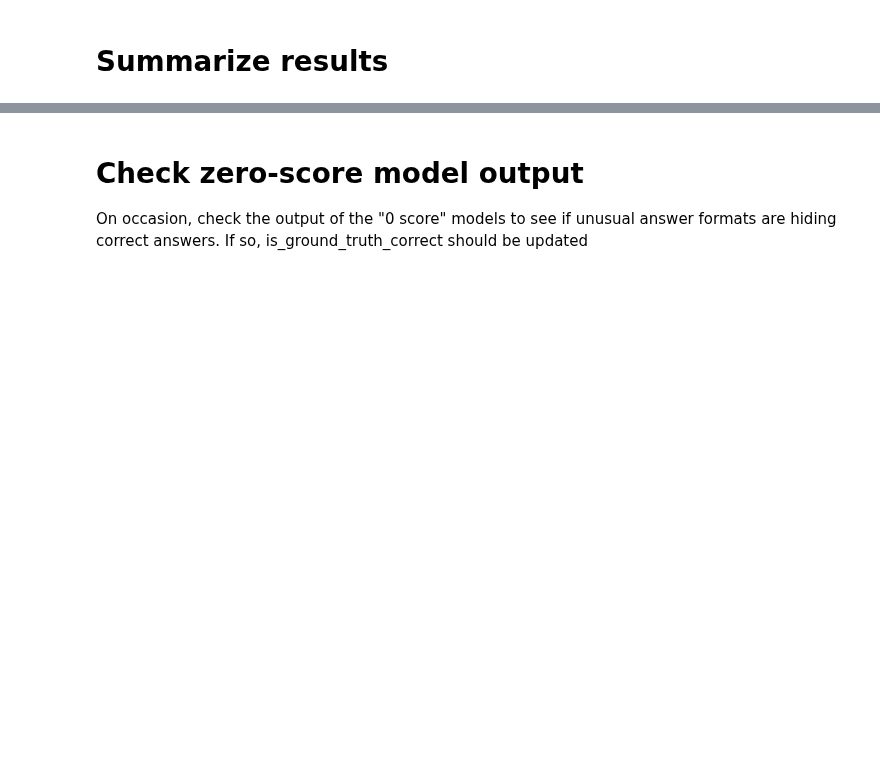
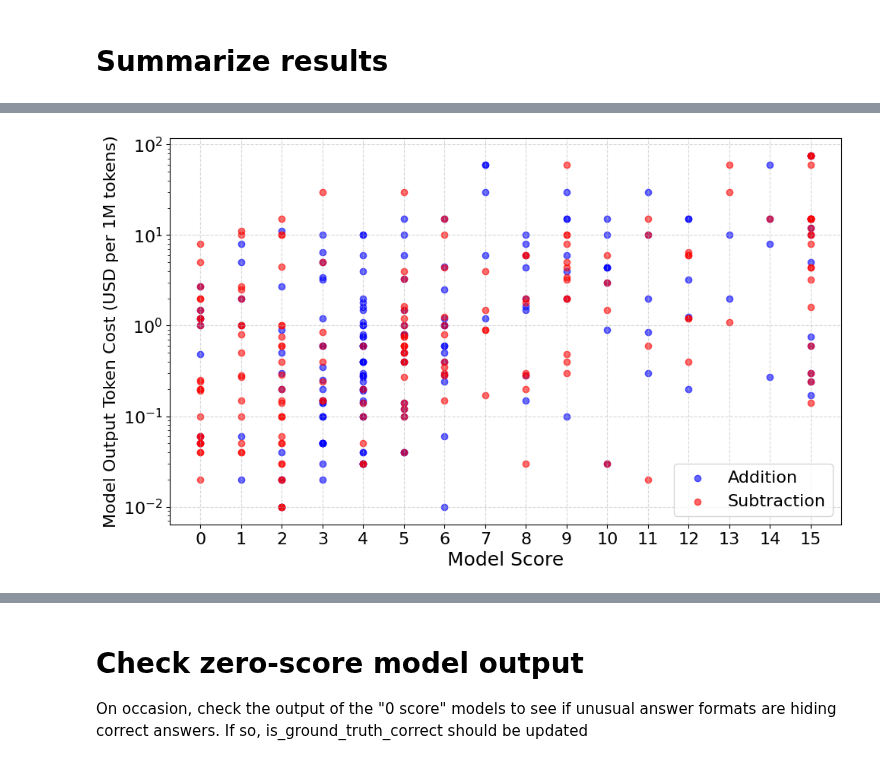
Before and after one commit to PhilipQuirke/quanta_maths, a Jupyter notebook: notebooks/QuantaMathsScan.ipynb, the cells around one changed output, grey strips where cells are left out. Saved outputs shown, nothing was run; the diff lists cells and outputs as text; code cells hidden in the pictures; blank space fills up the shorter version.

```diff
--- a/notebooks/QuantaMathsScan.ipynb
+++ b/notebooks/QuantaMathsScan.ipynb
@@ -597,40 +655,42 @@ model_name_to_output_cost = {model[0]: model[2] for model in martian_models_data
 add_model_names = [entry['model'] for entry in add_model_scores]
 add_scores = [entry['score'] for entry in add_model_scores]
 add_output_costs = [model_name_to_output_cost.get(name, np.nan) for name in add_model_names]
-add_filtered = [(score, cost) for score, cost in zip(add_scores, add_output_costs) if isinstance(score, int) and 0 <= score <= 15]
+add_filtered = [(score, cost) for score, cost in zip(add_scores, add_output_costs) if isinstance(score, int) and 0 <= score <= max_score_possible]
 if add_filtered:
     add_filtered_scores, add_filtered_output_costs = zip(*add_filtered)
 else:
     add_filtered_scores, add_filtered_output_costs = [], []
 
 # Subtraction scores
 sub_model_names = [entry['model'] for entry in sub_model_scores]
 sub_scores = [entry['score'] for entry in sub_model_scores]
 sub_output_costs = [model_name_to_output_cost.get(name, np.nan) for name in sub_model_names]
-sub_filtered = [(score, cost) for score, cost in zip(sub_scores, sub_output_costs) if isinstance(score, int) and 0 <= score <= 15]
+sub_filtered = [(score, cost) for score, cost in zip(sub_scores, sub_output_costs) if isinstance(score, int) and 0 <= score <= max_score_possible]
 if sub_filtered:
     sub_filtered_scores, sub_filtered_output_costs = zip(*sub_filtered)
 else:
     sub_filtered_scores, sub_filtered_output_costs = [], []
 
-# Prepare categorical x-axis for scores 0 to 15
-score_range = list(range(16))
+# Prepare categorical x-axis for scores 0 to max_score_possible
+score_range = list(range(max_score_possible+1))
 score_to_x = {score: i for i, score in enumerate(score_range)}
 add_x_vals = [score_to_x[score] for score in add_filtered_scores]
 sub_x_vals = [score_to_x[score] for score in sub_filtered_scores]
 
 plt.figure(figsize=(10,6))
 plt.scatter(add_x_vals, add_filtered_output_costs, alpha=0.6, color='blue', label='Addition')
 plt.scatter(sub_x_vals, sub_filtered_output_costs, alpha=0.6, color='red', label='Subtraction')
 plt.xlabel('Model Score', fontsize=18)
 plt.ylabel('Model Output Token Cost (USD per 1M tokens)', fontsize=16)
 plt.xticks(score_range, [str(s) for s in score_range], fontsize=16)
 plt.yticks(fontsize=16)
 plt.yscale('log')
 plt.grid(True, linestyle='--', alpha=0.5)
 plt.legend(fontsize=16)
 plt.tight_layout()
 plt.show()
+# %% [output]
+[figure, added]
 # %%
 # List only models with a negative score, zero score or score >= 10 for both Addition and Subtraction
 def list_models_by_score(model_scores, label):
```
Also changed, not shown: parts of 8 cells of this notebook, 1 other file.
